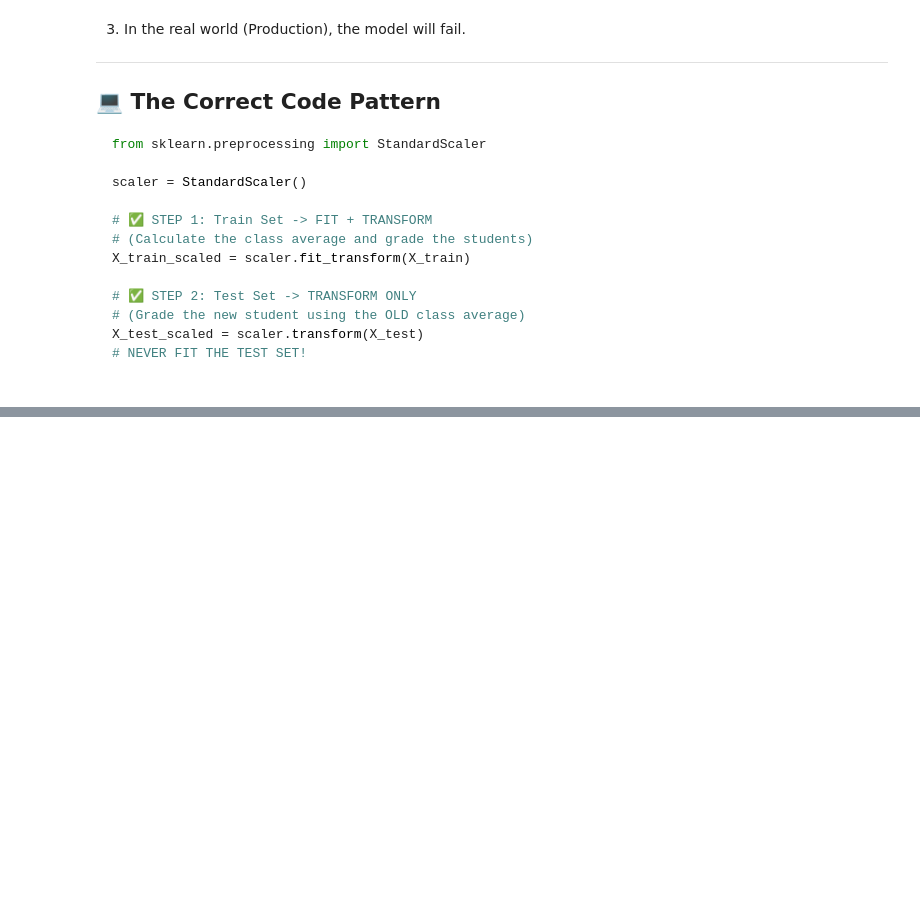
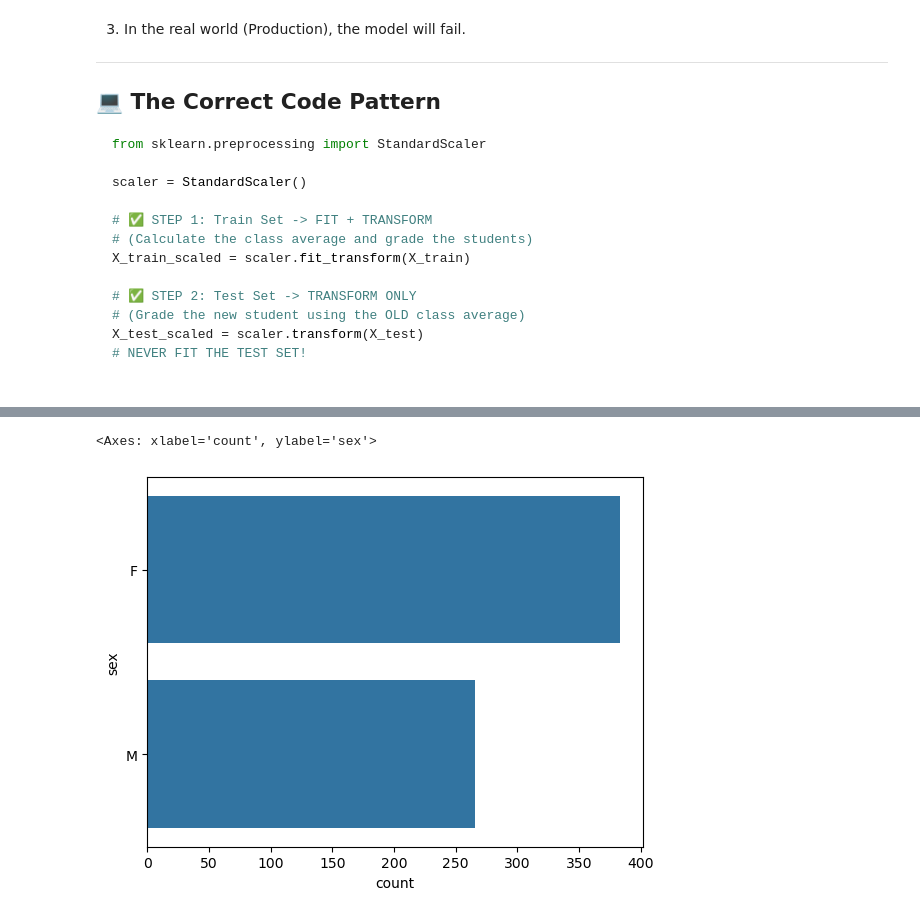
Before and after one commit to alyboii/at-lKurs, a Jupyter notebook: StudentPerformanceRegression/StudentPerformanceRegression.ipynb, the cells around one changed output, grey strips where cells are left out. Drawn from its saved outputs; the diff is of its cells as text; code cells hidden in the pictures; blank space fills up the shorter version.

```diff
--- a/StudentPerformanceRegression/StudentPerformanceRegression.ipynb
+++ b/StudentPerformanceRegression/StudentPerformanceRegression.ipynb
@@ -167,0 +204,5 @@ plt.show()
+# %%
+sns.countplot(data=df["sex"])
+# %% [output]
+<Axes: xlabel='count', ylabel='sex'>
+[figure, added]
```
Also changed, not shown: parts of 40 cells of this notebook.
